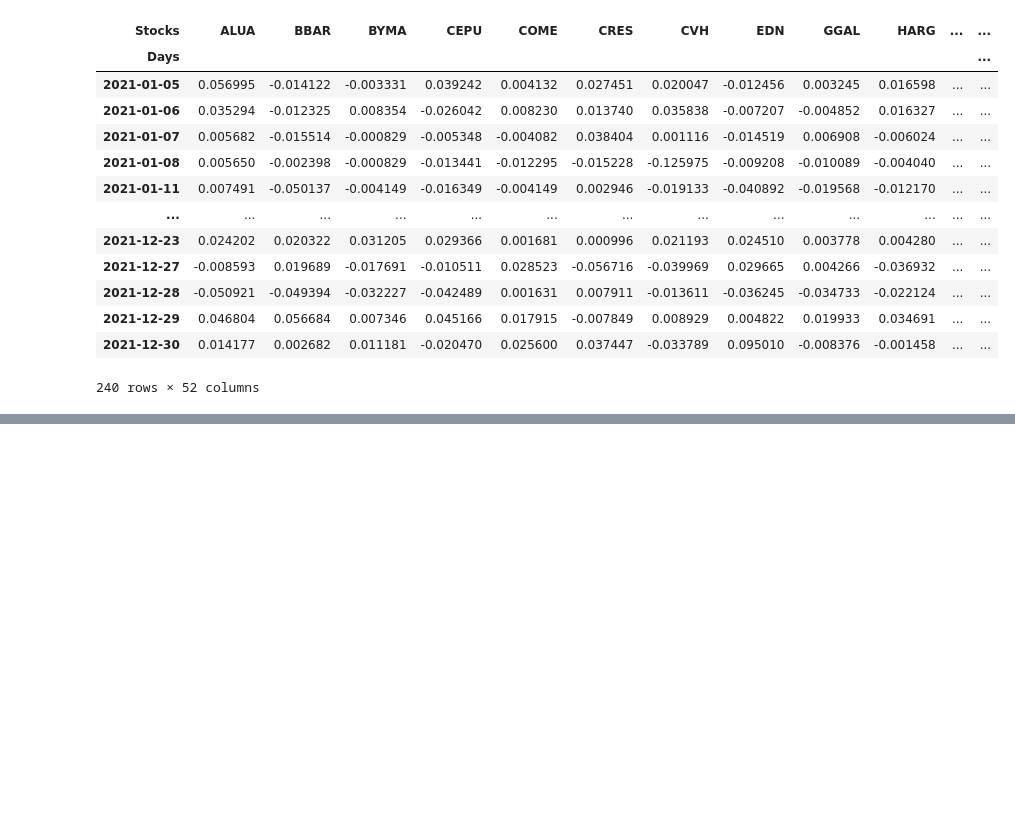
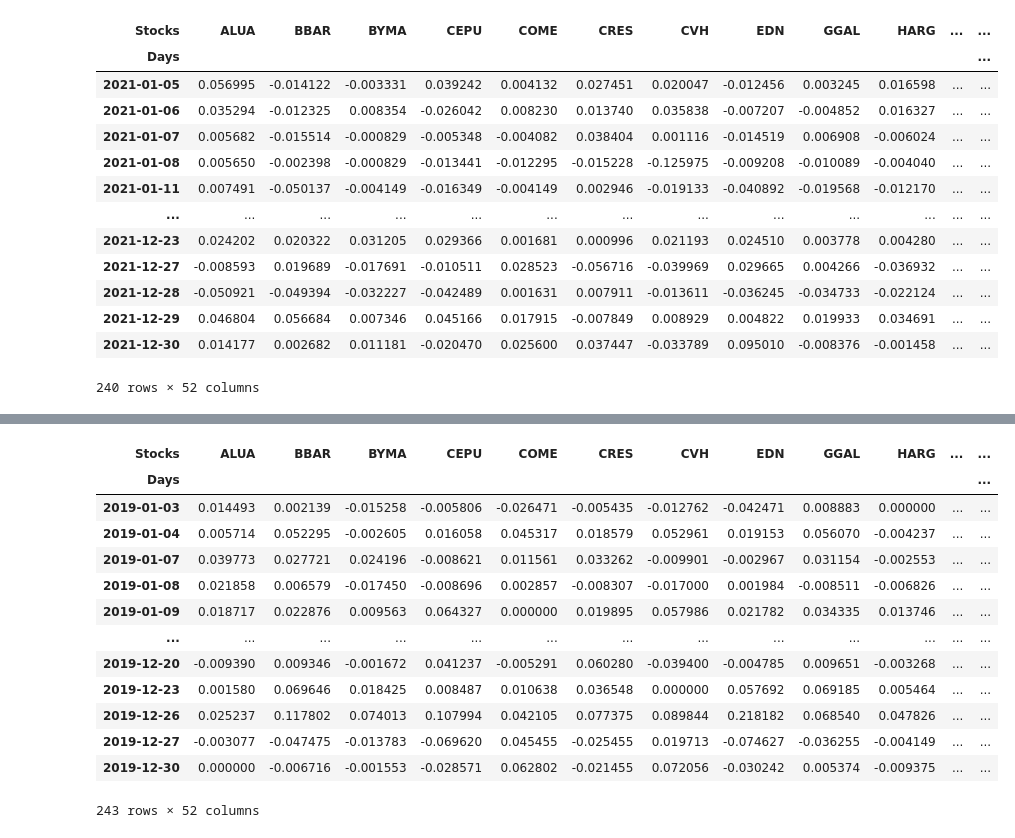
Before and after one commit to nluczywo/simulation, a Jupyter notebook: Bootstrap_paralelo.ipynb, the cells around one changed output, grey strips where cells are left out. Saved outputs shown, nothing was run; the diff lists cells and outputs as text; code cells hidden in the pictures; blank space fills up the shorter version.

```diff
--- a/Bootstrap_paralelo.ipynb
+++ b/Bootstrap_paralelo.ipynb
@@ -51,0 +74,20 @@ come = lsboostrap.levy_stable(
+# %%
+merval19 = gp.datasets.load_MERVAL(
+    first="01-02-2019", last = "12-31-2019")
+merval19 = merval19.as_returns()
+merval19
+# %% [output]
+| Stocks | ALUA | BBAR | BYMA | CEPU | COME | CRES | CVH | EDN | GGAL | HARG | ... | ... |
+| Days |  |  |  |  |  |  |  |  |  |  |  | ... |
+| 2019-01-03 | 0.014493 | 0.002139 | -0.015258 | -0.005806 | -0.026471 | -0.005435 | -0.012762 | -0.042471 | 0.008883 | 0.000000 | ... | ... |
+| 2019-01-04 | 0.005714 | 0.052295 | -0.002605 | 0.016058 | 0.045317 | 0.018579 | 0.052961 | 0.019153 | 0.056070 | -0.004237 | ... | ... |
+| 2019-01-07 | 0.039773 | 0.027721 | 0.024196 | -0.008621 | 0.011561 | 0.033262 | -0.009901 | -0.002967 | 0.031154 | -0.002553 | ... | ... |
+| 2019-01-08 | 0.021858 | 0.006579 | -0.017450 | -0.008696 | 0.002857 | -0.008307 | -0.017000 | 0.001984 | -0.008511 | -0.006826 | ... | ... |
+| 2019-01-09 | 0.018717 | 0.022876 | 0.009563 | 0.064327 | 0.000000 | 0.019895 | 0.057986 | 0.021782 | 0.034335 | 0.013746 | ... | ... |
+| ... | ... | ... | ... | ... | ... | ... | ... | ... | ... | ... | ... | ... |
+| 2019-12-20 | -0.009390 | 0.009346 | -0.001672 | 0.041237 | -0.005291 | 0.060280 | -0.039400 | -0.004785 | 0.009651 | -0.003268 | ... | ... |
+| 2019-12-23 | 0.001580 | 0.069646 | 0.018425 | 0.008487 | 0.010638 | 0.036548 | 0.000000 | 0.057692 | 0.069185 | 0.005464 | ... | ... |
+| 2019-12-26 | 0.025237 | 0.117802 | 0.074013 | 0.107994 | 0.042105 | 0.077375 | 0.089844 | 0.218182 | 0.068540 | 0.047826 | ... | ... |
+| 2019-12-27 | -0.003077 | -0.047475 | -0.013783 | -0.069620 | 0.045455 | -0.025455 | 0.019713 | -0.074627 | -0.036255 | -0.004149 | ... | ... |
+| 2019-12-30 | 0.000000 | -0.006716 | -0.001553 | -0.028571 | 0.062802 | -0.021455 | 0.072056 | -0.030242 | 0.005374 | -0.009375 | ... | ... |
+243 rows × 52 columns
```
Also changed, not shown: parts of 6 cells of this notebook, 1 other file.
